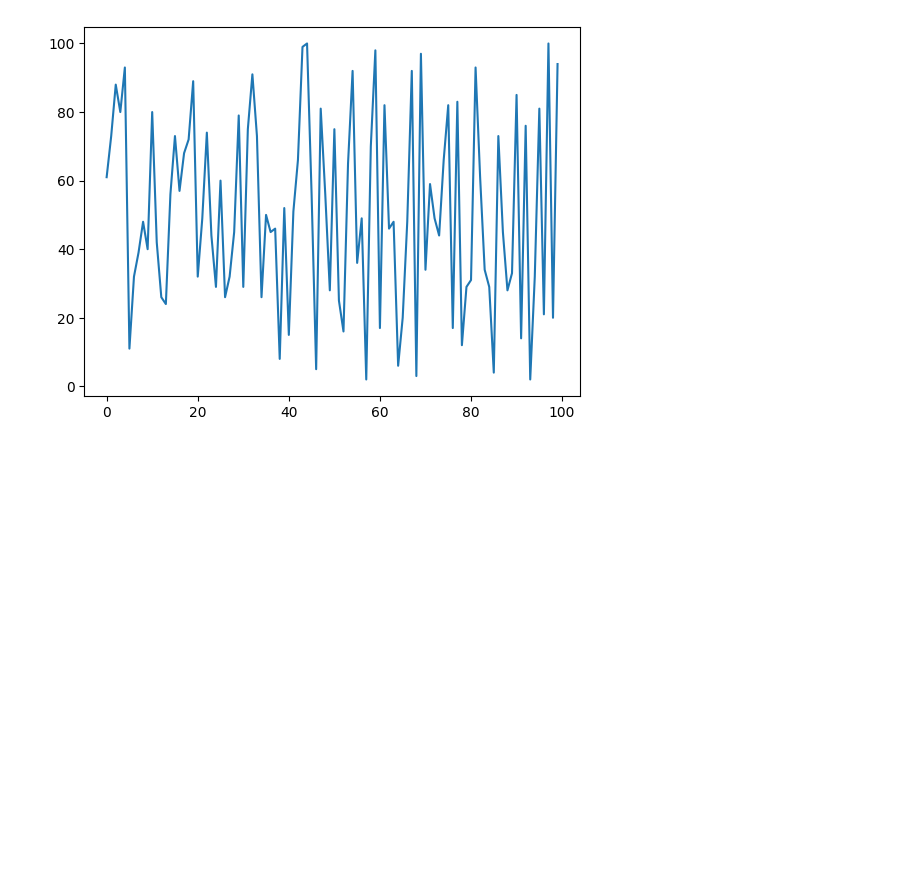
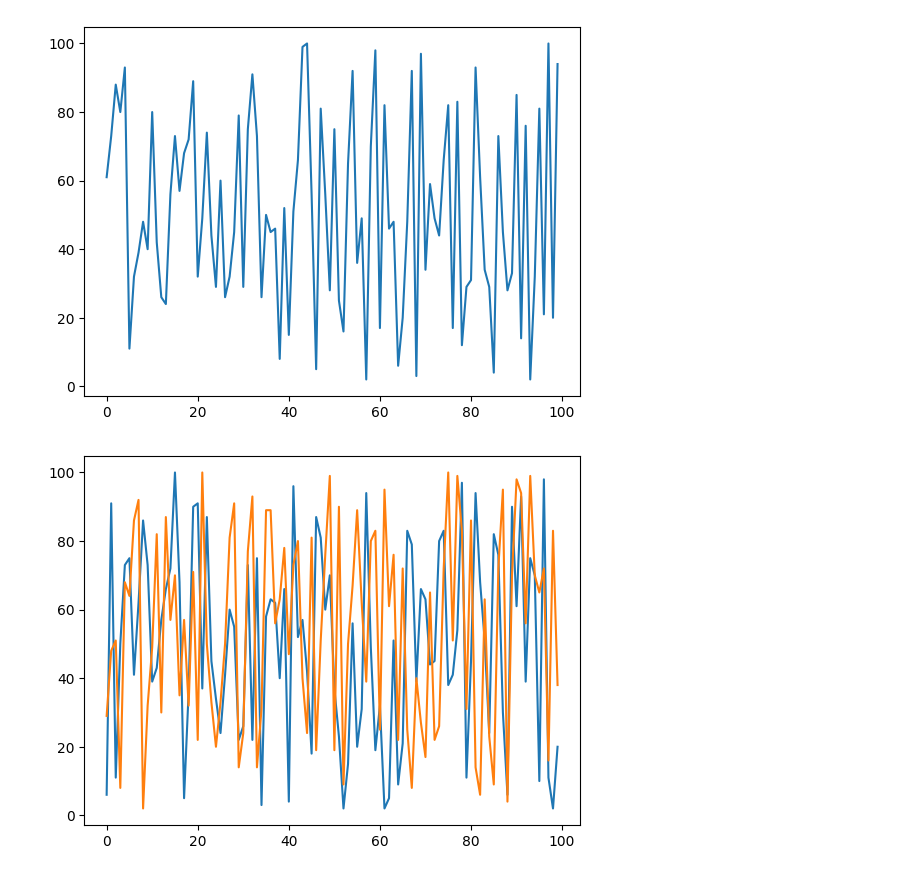
Before and after one commit to deakin-deep-dreamer/sit225, a Jupyter notebook: week_2/week2_notebook.ipynb, the cells around one changed output. Drawn from its saved outputs; the diff is of its cells as text; code cells hidden in the pictures; blank space fills up the shorter version.

```diff
--- a/week_2/week2_notebook.ipynb
+++ b/week_2/week2_notebook.ipynb
@@ -22,6 +22,25 @@ plt.plot(x_values, y_values)
 plt.show()
 # %% [output]
 [figure]
+# %%
+# Plot 2 variables
+#
+
+n_values = 100
+y_values_1 = []
+y_values_2 = []
+
+# Create data (y_values) randomly between 1 and 100.
+for i in range(n_values):
+    y_values_1.append(random.randint(1, 100))
+    y_values_2.append(random.randint(1, 100))
+
+x_values = range(n_values)  # X is sequence of values 0-99
+plt.plot(x_values, y_values_1)
+plt.plot(x_values, y_values_2)  # call plot again draws in the same graph.
+plt.show()
+# %% [output]
+[figure, added]
 # %%
 #
 # Activity 1: Create a data and plot so that it creates an
```
Also changed, not shown: 3 other files.
